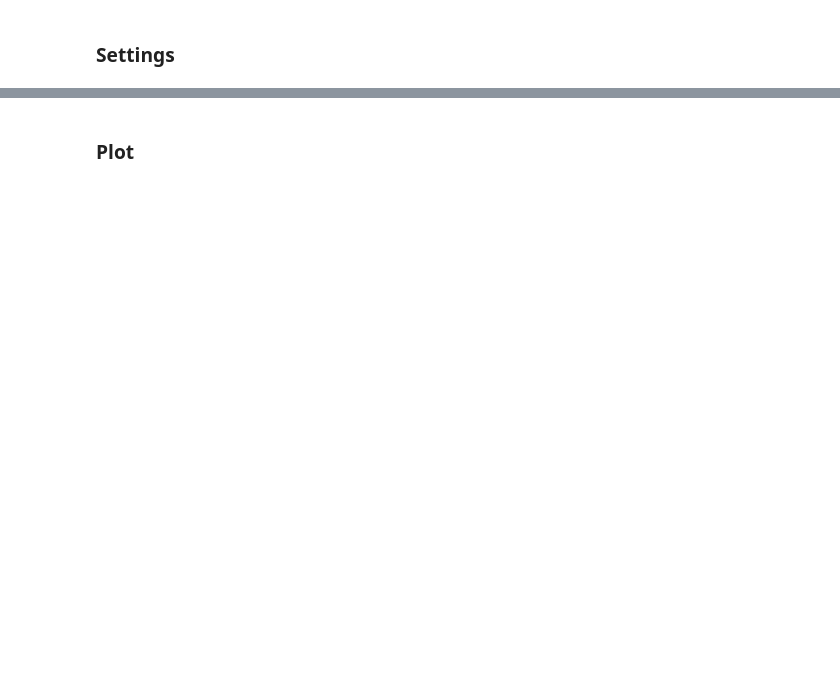
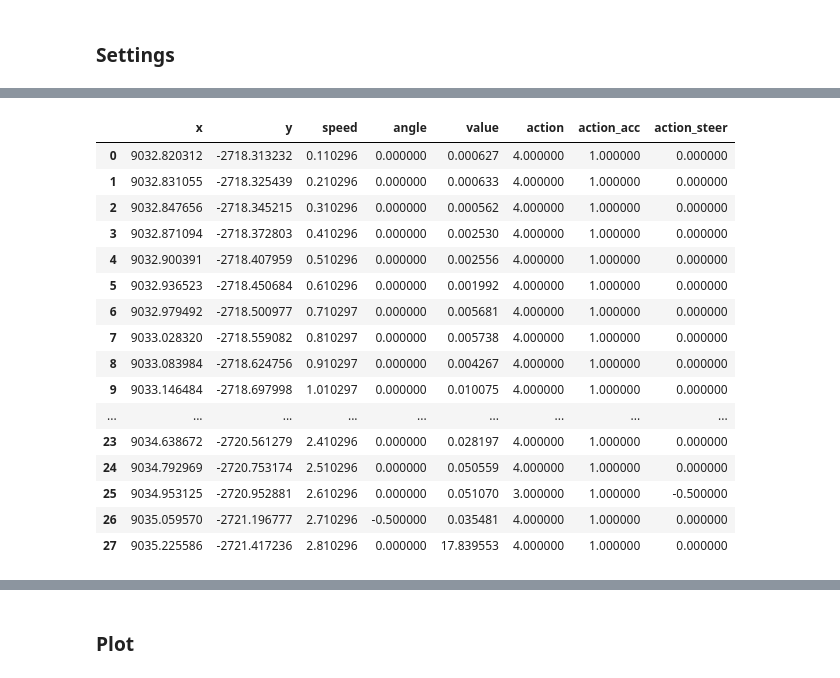
Before and after one commit to facebookresearch/nocturne, a Jupyter notebook: notebooks/lp_benchmark.ipynb, the cells around one changed output, grey strips where cells are left out. Cells and saved outputs as stored; diff of their text form; code cells hidden in the pictures; blank space fills up the shorter version.

```diff
--- a/notebooks/lp_benchmark.ipynb
+++ b/notebooks/lp_benchmark.ipynb
@@ -17,6 +176,8 @@ from nocturne.envs.base_env import BaseEnv
 # %% [markdown]
 ### Settings
 # %%
+GOAL_TOL = 0.25
+
 env_config = load_config_nb("env_config")
 video_config = load_config_nb("video_config")
 
@@ -25,11 +186,12 @@ env_config.subscriber.use_observations = False
 env_config.subscriber.use_ego_state = False
 env_config.subscriber.use_current_position = True # Use position, speed, ...
 env_config.normalize_state = False
+env_config.rew_cfg.position_target_tolerance = GOAL_TOL
 
 # Action space
-env_config.accel_discretization = 1
+env_config.accel_discretization = 2
 env_config.steering_discretization = 3
 env_config.accel_lower_bound = 0.0
-env_config.accel_upper_bound = 0.0
+env_config.accel_upper_bound = 1.0
 env_config.steering_lower_bound = -0.5
 env_config.steering_upper_bound = 0.5
@@ -297,0 +348,34 @@ df.to_csv("lp_benchmark.csv")
+# %%
+acc_val = []
+steer_val = []
+action_idx = df_all.action.values
+
+for t in range(action_idx.shape[0]):
+    acc, steer = env.idx_to_actions[action_idx[t]]
+
+    acc_val.append(acc)
+    steer_val.append(steer)
+
+df_all['action_acc'] = acc_val
+df_all['action_steer'] = steer_val
+
+# Display optimal path and actions
+display(df_all.style)
+# %% [output]
+|  | x | y | speed | angle | value | action | action_acc | action_steer |
+| 0 | 9032.820312 | -2718.313232 | 0.110296 | 0.000000 | 0.000627 | 4.000000 | 1.000000 | 0.000000 |
+| 1 | 9032.831055 | -2718.325439 | 0.210296 | 0.000000 | 0.000633 | 4.000000 | 1.000000 | 0.000000 |
+| 2 | 9032.847656 | -2718.345215 | 0.310296 | 0.000000 | 0.000562 | 4.000000 | 1.000000 | 0.000000 |
+| 3 | 9032.871094 | -2718.372803 | 0.410296 | 0.000000 | 0.002530 | 4.000000 | 1.000000 | 0.000000 |
+| 4 | 9032.900391 | -2718.407959 | 0.510296 | 0.000000 | 0.002556 | 4.000000 | 1.000000 | 0.000000 |
+| 5 | 9032.936523 | -2718.450684 | 0.610296 | 0.000000 | 0.001992 | 4.000000 | 1.000000 | 0.000000 |
+| 6 | 9032.979492 | -2718.500977 | 0.710297 | 0.000000 | 0.005681 | 4.000000 | 1.000000 | 0.000000 |
+| 7 | 9033.028320 | -2718.559082 | 0.810297 | 0.000000 | 0.005738 | 4.000000 | 1.000000 | 0.000000 |
+| 8 | 9033.083984 | -2718.624756 | 0.910297 | 0.000000 | 0.004267 | 4.000000 | 1.000000 | 0.000000 |
+| 9 | 9033.146484 | -2718.697998 | 1.010297 | 0.000000 | 0.010075 | 4.000000 | 1.000000 | 0.000000 |
+| ... | ... | ... | ... | ... | ... | ... | ... | ... |
+| 23 | 9034.638672 | -2720.561279 | 2.410296 | 0.000000 | 0.028197 | 4.000000 | 1.000000 | 0.000000 |
+| 24 | 9034.792969 | -2720.753174 | 2.510296 | 0.000000 | 0.050559 | 4.000000 | 1.000000 | 0.000000 |
+| 25 | 9034.953125 | -2720.952881 | 2.610296 | 0.000000 | 0.051070 | 3.000000 | 1.000000 | -0.500000 |
+| 26 | 9035.059570 | -2721.196777 | 2.710296 | -0.500000 | 0.035481 | 4.000000 | 1.000000 | 0.000000 |
+| 27 | 9035.225586 | -2721.417236 | 2.810296 | 0.000000 | 17.839553 | 4.000000 | 1.000000 | 0.000000 |
```
Also changed, not shown: parts of 27 cells of this notebook.
